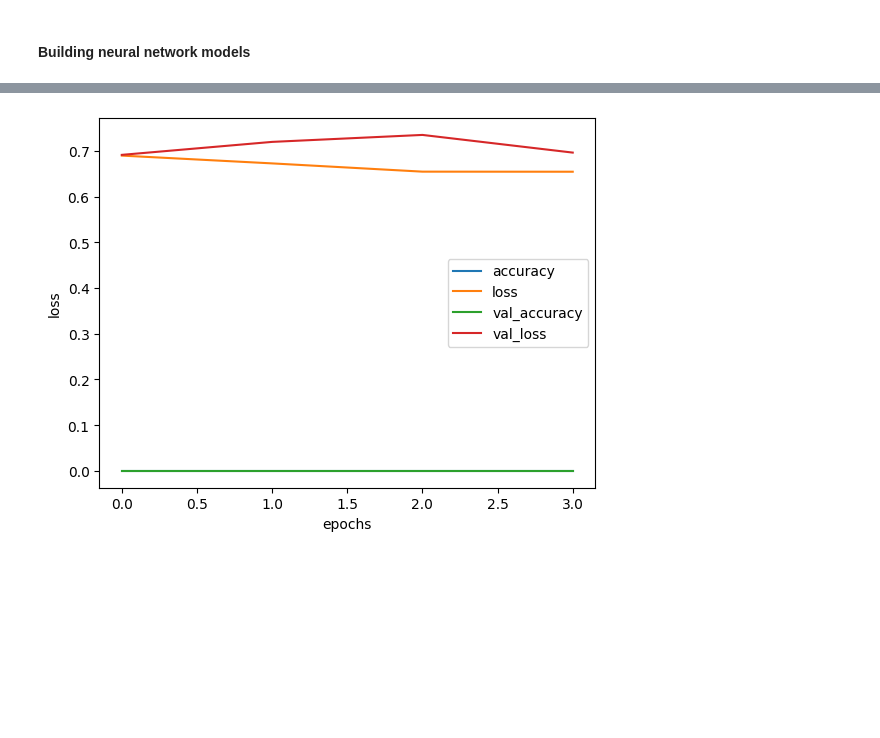
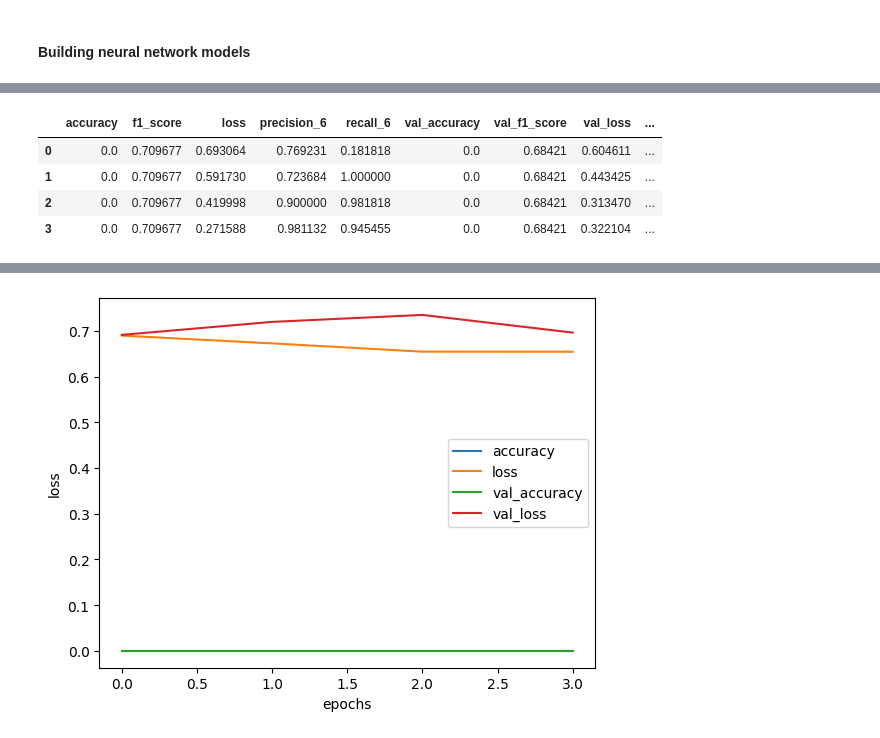
Before and after one commit to Yosef-ft/FraudDetection, a Jupyter notebook: notebooks/Model_training.ipynb, the cells around one changed output, grey strips where cells are left out. Drawn from its saved outputs; the diff is of its cells as text; code cells hidden in the pictures; blank space fills up the shorter version.

```diff
--- a/notebooks/Model_training.ipynb
+++ b/notebooks/Model_training.ipynb
@@ -148,12 +215,12 @@ model1.compile(
 # %%
 from datetime import datetime
 time = datetime.now().strftime("%Y-%m-%d_%H-%M-%S")
-cp = ModelCheckpoint(f'model_{time}.keras', save_best_only=True)
+cp = ModelCheckpoint(f'../Models/model_{time}.keras', save_best_only=True)
 
 callback = EarlyStopping(monitor='val_accuracy', patience=3)
 mlflow.set_experiment("creditCard_Models")
 mlflow.tensorflow.autolog()
-with mlflow.start_run(run_name='fraud_LSTM'):
+with mlflow.start_run(run_name='Fraud_LSTM'):
     history1 = model1.fit(X_train_creditCard[:100], y_train_creditCard[:100], validation_data=(X_val_creditCard[:100], y_val_creditCard[:100]),
                     epochs=50, callbacks=[cp, callback], batch_size = 128, verbose=1)
 # %% [output]
@@ -183,0 +242,8 @@ WARNING:absl:You are saving your model as an HDF5 file via `model.save()` or `ke
+# %%
+pd.DataFrame(history1.history)
+# %% [output]
+|  | accuracy | f1_score | loss | precision_6 | recall_6 | val_accuracy | val_f1_score | val_loss | ... |
+| 0 | 0.0 | 0.709677 | 0.693064 | 0.769231 | 0.181818 | 0.0 | 0.68421 | 0.604611 | ... |
+| 1 | 0.0 | 0.709677 | 0.591730 | 0.723684 | 1.000000 | 0.0 | 0.68421 | 0.443425 | ... |
+| 2 | 0.0 | 0.709677 | 0.419998 | 0.900000 | 0.981818 | 0.0 | 0.68421 | 0.313470 | ... |
+| 3 | 0.0 | 0.709677 | 0.271588 | 0.981132 | 0.945455 | 0.0 | 0.68421 | 0.322104 | ... |
```
Also changed, not shown: parts of 12 cells of this notebook.
